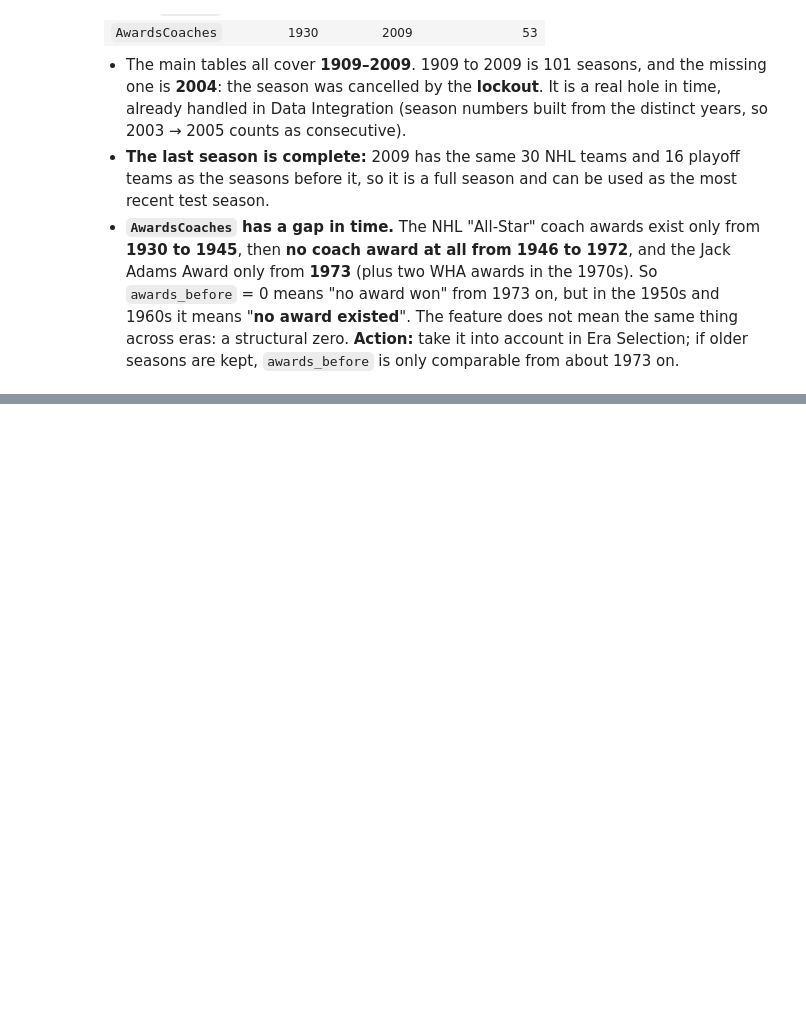
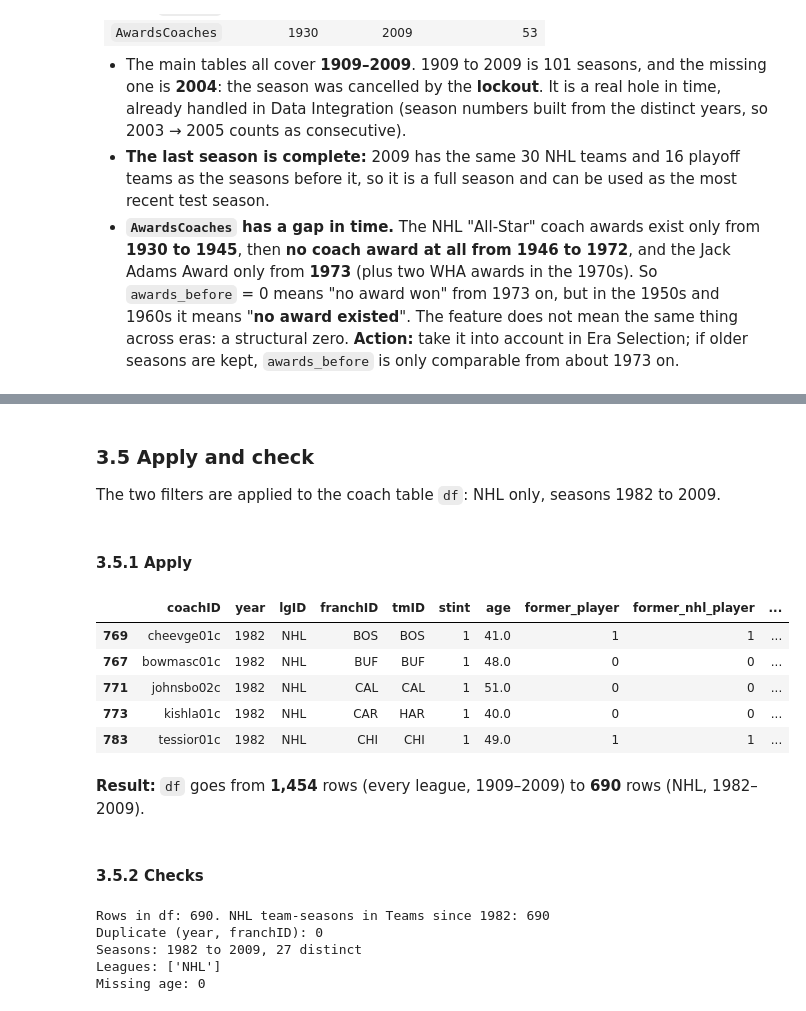
Before and after one commit to LuisBento2005/AC_DataMining, a Jupyter notebook: notebooks/03_data_preparation.ipynb, the cells around one changed output, grey strips where cells are left out. Saved outputs shown, nothing was run; the diff lists cells and outputs as text; code cells hidden in the pictures; blank space fills up the shorter version.

```diff
--- a/notebooks/03_data_preparation.ipynb
+++ b/notebooks/03_data_preparation.ipynb
@@ -1678,0 +1920,39 @@ Timeliness is also about whether old data still describes the game we predict. M
+# %% [markdown]
+### 3.5 Apply and check
+
+The two filters are applied to the coach table `df`: NHL only, seasons 1982 to 2009.
+# %% [markdown]
+#### 3.5.1 Apply
+# %%
+df = df[(df["year"] >= 1982) & (df["lgID"] == "NHL")]
+
+df.head()
+# %% [output]
+|  | coachID | year | lgID | franchID | tmID | stint | age | former_player | former_nhl_player | ... |
+| 769 | cheevge01c | 1982 | NHL | BOS | BOS | 1 | 41.0 | 1 | 1 | ... |
+| 767 | bowmasc01c | 1982 | NHL | BUF | BUF | 1 | 48.0 | 0 | 0 | ... |
+| 771 | johnsbo02c | 1982 | NHL | CAL | CAL | 1 | 51.0 | 0 | 0 | ... |
+| 773 | kishla01c | 1982 | NHL | CAR | HAR | 1 | 40.0 | 0 | 0 | ... |
+| 783 | tessior01c | 1982 | NHL | CHI | CHI | 1 | 49.0 | 1 | 1 | ... |
+# %% [markdown]
+**Result:** `df` goes from **1,454** rows (every league, 1909–2009) to **690** rows (NHL, 1982–2009).
+# %% [markdown]
+#### 3.5.2 Checks
+# %%
+nhl_since_1982 = q("""
+    SELECT year, franchID
+    FROM Teams
+    WHERE lgID = "NHL" AND year >= 1982
+""")
+
+print(f"Rows in df: {len(df)}. NHL team-seasons in Teams since 1982: {len(nhl_since_1982)}")
+print(f"Duplicate (year, franchID): {df.duplicated(subset=['year', 'franchID']).sum()}")
+print(f"Seasons: {df['year'].min()} to {df['year'].max()}, {df['year'].nunique()} distinct")
+print(f"Leagues: {list(df['lgID'].unique())}")
+print(f"Missing age: {df['age'].isna().sum()}")
+# %% [output]
+Rows in df: 690. NHL team-seasons in Teams since 1982: 690
+Duplicate (year, franchID): 0
+Seasons: 1982 to 2009, 27 distinct
+Leagues: ['NHL']
+Missing age: 0
```
Also changed, not shown: parts of 81 cells of this notebook.
